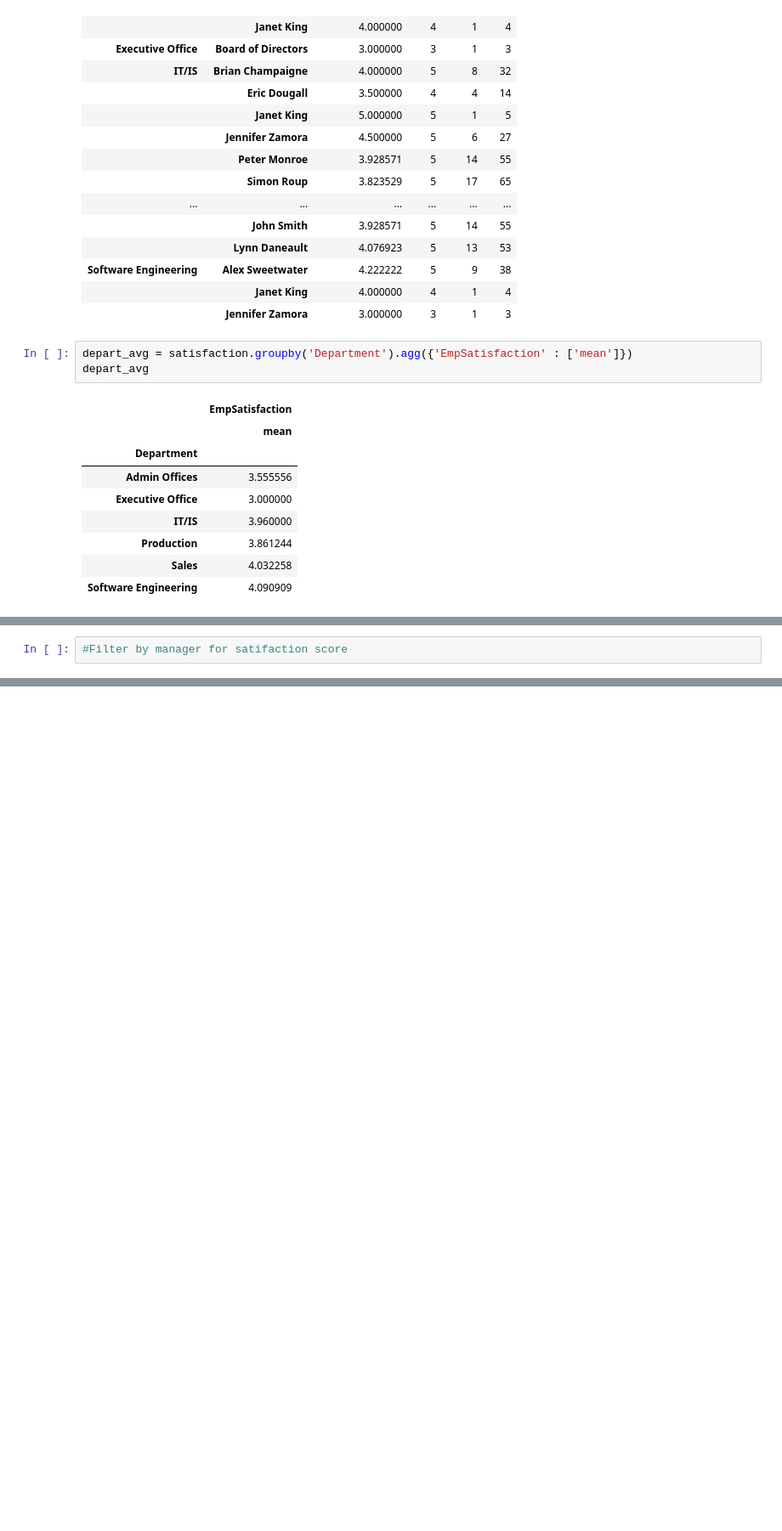
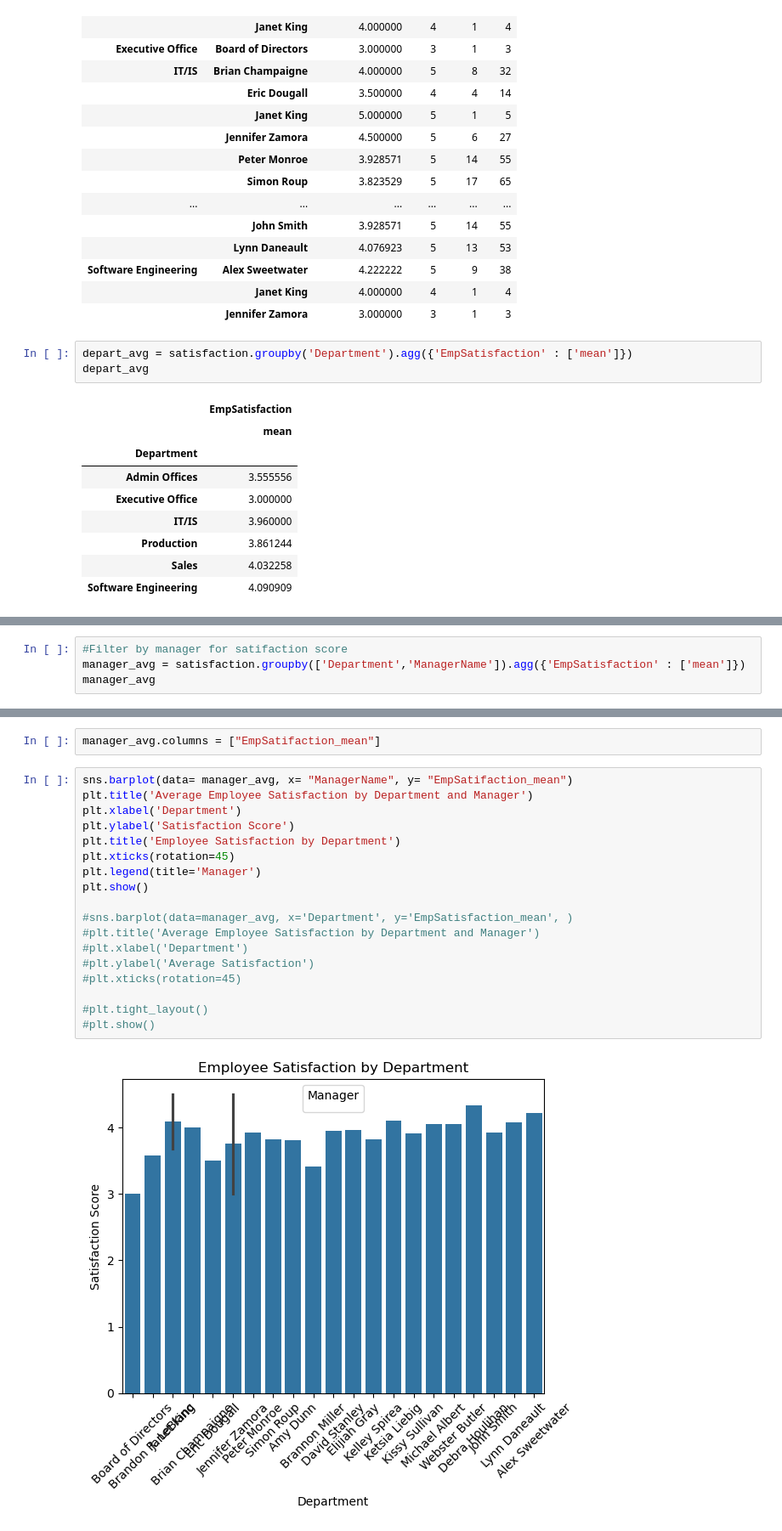
Before and after one commit to akisharbnsn/CohortB_Career_Analysis, a Jupyter notebook: notebook/alyssac_eda.ipynb, the cells around one changed output, grey strips where cells are left out. Shown: that part at 85% size. Cells and saved outputs as stored; diff of their text form; blank space fills up the shorter version.

```diff
--- a/notebook/alyssac_eda.ipynb
+++ b/notebook/alyssac_eda.ipynb
@@ -110,2 +138,4 @@ plt.show()
 # %%
 #Filter by manager for satifaction score
+manager_avg = satisfaction.groupby(['Department','ManagerName']).agg({'EmpSatisfaction' : ['mean']})
+manager_avg
@@ -111,0 +162,22 @@ plt.show()
+# %%
+manager_avg.columns = ["EmpSatifaction_mean"]
+# %%
+sns.barplot(data= manager_avg, x= "ManagerName", y= "EmpSatifaction_mean")
+plt.title('Average Employee Satisfaction by Department and Manager')
+plt.xlabel('Department')
+plt.ylabel('Satisfaction Score')
+plt.title('Employee Satisfaction by Department')
+plt.xticks(rotation=45)
+plt.legend(title='Manager')
+plt.show()
+
+#sns.barplot(data=manager_avg, x='Department', y='EmpSatisfaction_mean', )
+#plt.title('Average Employee Satisfaction by Department and Manager')
+#plt.xlabel('Department')
+#plt.ylabel('Average Satisfaction')
+#plt.xticks(rotation=45)
+
+#plt.tight_layout()
+#plt.show()
+# %% [output]
+[figure, added]
```
Also changed, not shown: parts of 15 cells of this notebook.
